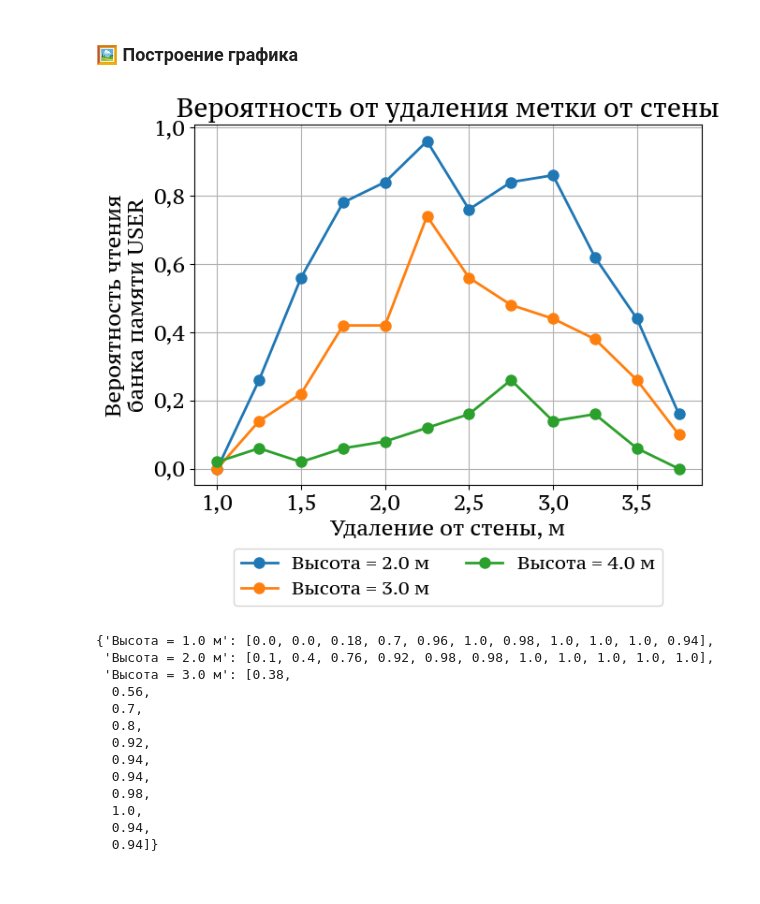
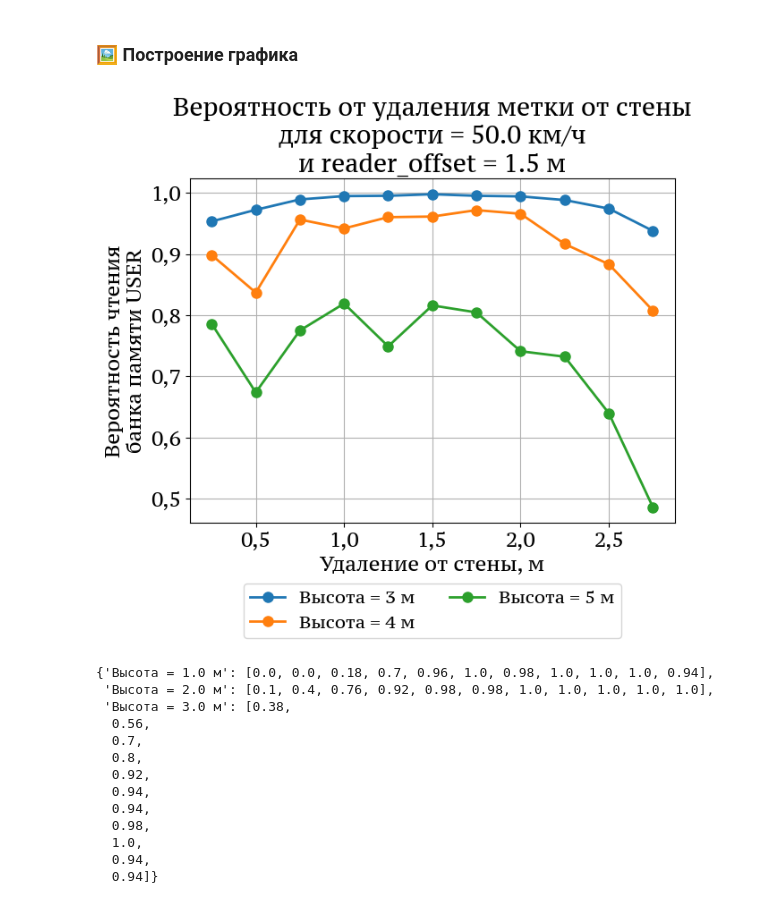
Before and after one commit to VilmenAbramian/simulation, a Jupyter notebook: pysim/experiments/rfid_single_tag.ipynb, the cells around one changed output. Drawn from its saved outputs; the diff is of its cells as text; code cells hidden in the pictures.

Commit message:
Refactor diploma graphs notebook

```diff
--- a/pysim/experiments/rfid_single_tag.ipynb
+++ b/pysim/experiments/rfid_single_tag.ipynb
@@ -30,9 +66,9 @@ from pysim.models.rfid.constants import default_params, inner_params
 # %%
 JSON_DIRECTORY = 'result_jsons/rfid/'
 IMAGE_DIRECTORY = 'rfid' # Директория для сохранения изображений
-SAVE_FIG = True         # Сохранять ли изображения
+SAVE_FIG = False         # Сохранять ли изображения
 SAVE_RESULTS = False     # Сохранять ли результаты в JSON
-USE_JSON = False         # Использовать ли результаты из JSON
+USE_JSON = True          # Использовать ли результаты из JSON
 
 setup_matplotlib()
 # %% [markdown]
@@ -170,7 +218,7 @@ for coding_params_item in coding_params:
         'tid_word_size': default_params.tid_word_size,
         'power': default_params.power_dbm,
          # 'num_tags': default_params.num_tags,
-        'num_tags': 50,
+        'num_tags': 750,
         'reader_offset': default_params.reader_offset,
         'tag_offset': default_params.tag_offset,
         'altitude': default_params.altitude,
@@ -488,27 +583,26 @@ plot_probs(
 ### ⚙️ Параметры для запуска моделирования
 # %%
 # Значения переменной по оси абсцисс
-tag_offsets = np.arange(1.0, 4.0, 0.25)  # от 0.25 до 2.75 с шагом 0.25
+tag_offsets = np.arange(0.25, 3.0, 0.25)  # от 0.25 до 2.75 с шагом 0.25
 
 # Разные высоты полёта БПЛА
 altitude_params = [
-    {'altitude': 1.0},
-    {'altitude': 2.0},
-    {'altitude': 3.0},
+    {'altitude': 3},
+    {'altitude': 4},
+    {'altitude': 5},
 ]
 
+# Каждый словарь в list - это набор входных данных для одной кривой
 tag_offset_params_list = []
 for alt in altitude_params:
     tag_offset_params_list.append({
         'tari': default_params.tari,
         'encoding': default_params.encoding,
-        # 'tid_word_size': default_params.tid_word_size,
-        'tid_word_size': 176,
-        # 'power': default_params.power_dbm,
-        'power': 27,
-        'num_tags': 50,
-        'speed': 60.0,
-        'reader_offset': 2.5,
+        'tid_word_size': default_params.tid_word_size,
+        'power': default_params.power_dbm,
+        'num_tags': 2000,
+        'speed': default_params.speed*2,
+        'reader_offset': 1.5,
         'altitude': alt['altitude'],
         'useadjust': default_params.useadjust,
         'delta': default_params.delta,
@@ -523,24 +617,31 @@ tag_offset_results = calculate_probs(
     variable_values=tag_offsets,
     params_list=tag_offset_params_list,
     key_fn=key_fn,
-    use_json=False,
-    save_results=True,
+    use_json=True,
+    save_results=SAVE_RESULTS,
     file_name="tag_offset.json"
 )
+
+# Моделирование на M3 Pro с 'num_tags': 2000:
+# Моделирование по переменной tag_offset: 100%|██████████| 3/3 [06:45<00:00, 135.23s/it]
 # %% [markdown]
 ### 🖼️ Построение графика
 # %%
 plot_probs(
     results_list=[tag_offset_results],
     labels_list=[key_fn(p) for p in altitude_params],
-    titles=["Вероятность от удаления метки от стены"],
+    titles=[
+        "Вероятность от удаления метки от стены\n"
+        f"для скорости = {tag_offset_params_list[0]['speed']} км/ч\n"
+        f"и reader_offset = {tag_offset_params_list[0]['reader_offset']} м"
+    ],
     x_variable=tag_offsets,
     x_label="Удаление от стены, м",
     image_name="Tag offset probs",
-    save_fig=True
+    save_fig=False
 )
 # %% [output]
-[figure, old version]
+[figure, new version]
 # %%
 tag_offset_results
 # %% [output]
```
Also changed, not shown: parts of 24 cells of this notebook, 9 other files.
